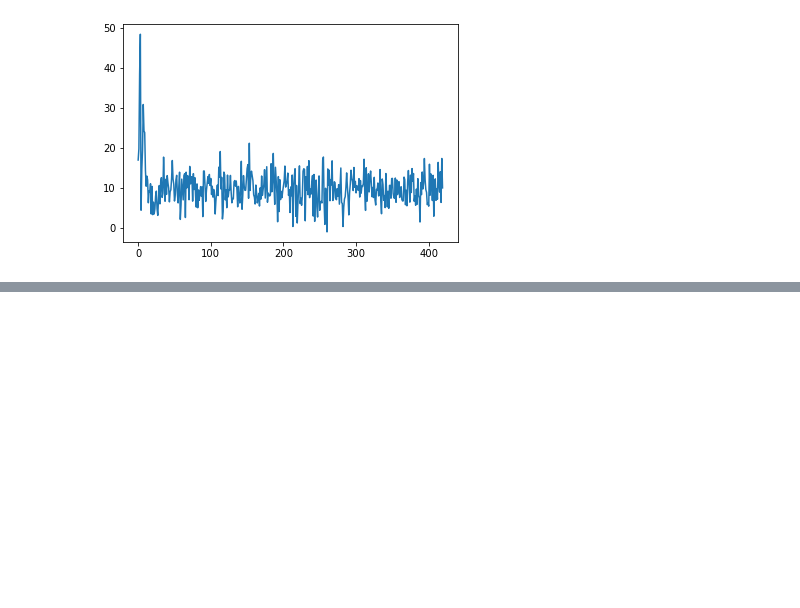
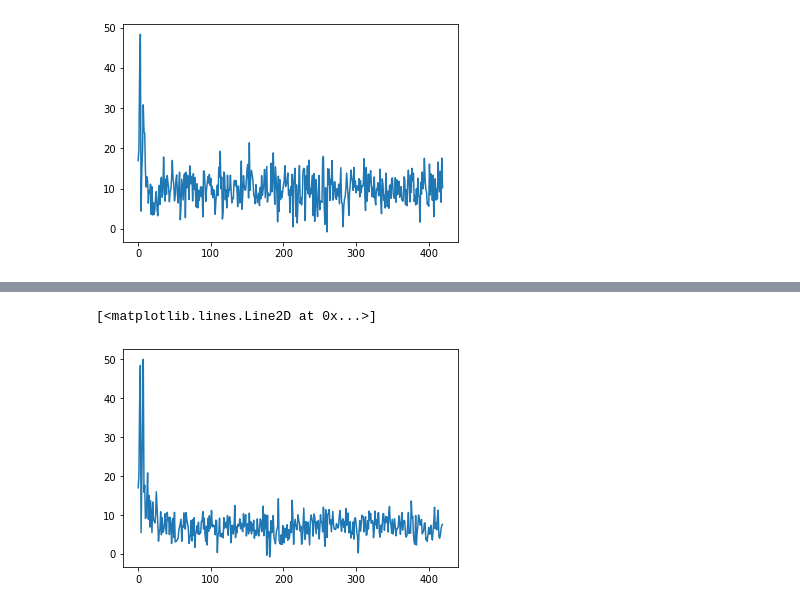
Before and after one commit to GiuliaMontani/Online-learning-application, a Jupyter notebook: Ola_project/Step7.ipynb, the cells around one changed output, grey strips where cells are left out. Drawn from its saved outputs; the diff is of its cells as text; code cells hidden in the pictures; blank space fills up the shorter version.

```diff
--- a/Ola_project/Step7.ipynb
+++ b/Ola_project/Step7.ipynb
@@ -866,0 +893,5 @@ for e in range(num_experiments):
+# %%
+plt.plot(OPT - collected_reward_ucbs)
+# %% [output]
+[<matplotlib.lines.Line2D at 0x...>]
+[figure, added]
```
Also changed, not shown: parts of 11 cells of this notebook, 1 other file.
